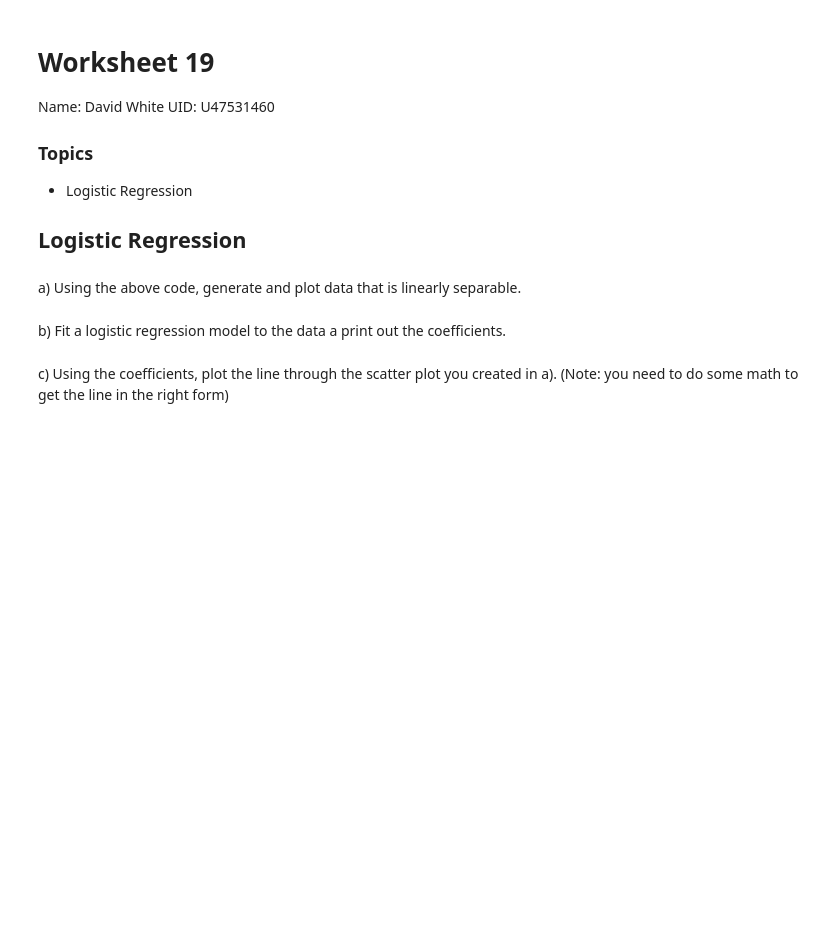
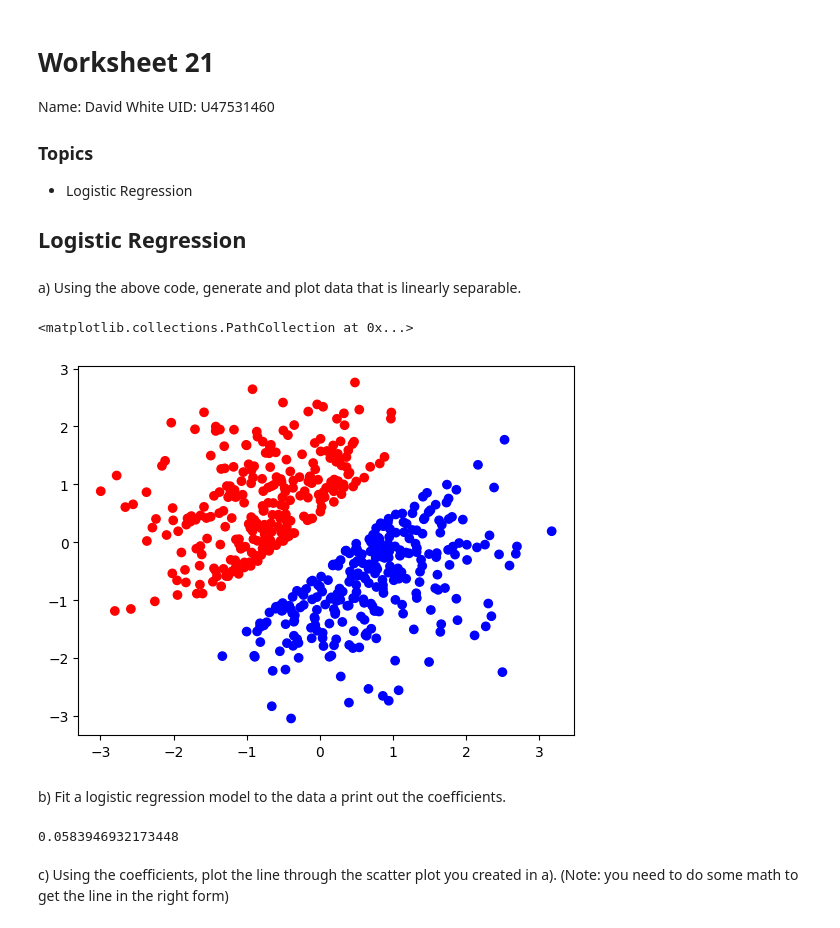
Before and after one commit to gallettilance/Data-Science-Fundamentals, a Jupyter notebook: lecture_21/worksheet_21.ipynb, the cells around one changed output. Cells and saved outputs as stored; diff of their text form; code cells hidden in the pictures; blank space fills up the shorter version.

Commit message:
worksheet 23

```diff
--- a/lecture_21/worksheet_21.ipynb
+++ b/lecture_21/worksheet_21.ipynb
@@ -1,5 +1,5 @@
 # %% [markdown]
-# Worksheet 19
+# Worksheet 21
 
 Name: David White
 UID: U47531460
@@ -45,11 +45,26 @@ def generate_xor_data():
     return X, Y
 # %% [markdown]
 a) Using the above code, generate and plot data that is linearly separable.
+# %%
+a, b = generate_line_data()
+l = []
+for f in b:
+    if f == 0:
+        l.append("red")
+    else:
+        l.append("blue")
+plt.scatter(a[:, 0], a[:, 1], c=l)
+# %% [output]
+<matplotlib.collections.PathCollection at 0x...>
+[figure, added]
 # %% [markdown]
 b) Fit a logistic regression model to the data a print out the coefficients.
 # %%
-model = LogisticRegression().fit(X, Y)
+model = LogisticRegression().fit(a, b)
 model.coef_
 model.intercept_
+print(model.intercept_)
+# %% [output]
+0.0583946932173448
 # %% [markdown]
 c) Using the coefficients, plot the line through the scatter plot you created in a). (Note: you need to do some math to get the line in the right form)
```
Also changed, not shown: parts of 3 cells of this notebook, 5 other files.
